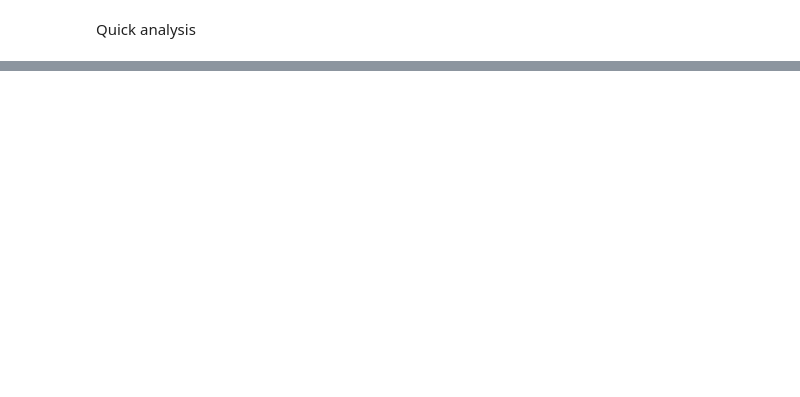
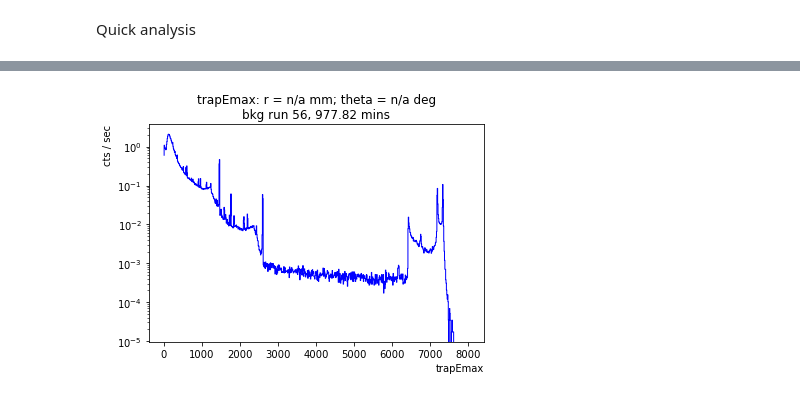
Before and after one commit to legend-exp/CAGE, a Jupyter notebook: processing/DCR_tests.ipynb, the cells around one changed output, grey strips where cells are left out. Cells and saved outputs as stored; diff of their text form; code cells hidden in the pictures; blank space fills up the shorter version.

```diff
--- a/processing/DCR_tests.ipynb
+++ b/processing/DCR_tests.ipynb
@@ -178,3 +188,26 @@ plt.show()
+# %%
+# Make calibrated energy spectrum
+elo, ehi, epb = 0, 8000, 10
+# elo, ehi, epb = 0, 3000, 10
+# elo, ehi, epb = 0, 6000, 10
+
+
+nbx = int((ehi-elo)/epb)
+
+energy_hist, bins = np.histogram(df_cut['trapEmax_cal'], bins=nbx,
+                range=[elo, ehi])
+energy_rt = np.divide(energy_hist, rt_min * 60)
+
+plt.semilogy(bins[1:], energy_rt, ds='steps', c='b', lw=1) #, label=f'{etype}'
+
+plt.xlabel(etype, ha='right', x=1)
+plt.ylabel('cts / sec', ha='right', y=1)
+# plt.legend()
+plt.title(f'{etype}: r = {radius} mm; theta = {angle_det} deg\n{runtype} run {run}, {rt_min:.2f} mins')
+plt.savefig(f'./plots/normScan/{runtype}_energy_run{run}.pdf', dpi=200)
+plt.show()
+# %% [output]
+[figure, added]
 # %%
 # Alpha A/E
 alo, ahi, apb = 0.0, 0.09, 0.0001
```
Also changed, not shown: parts of 20 cells of this notebook, 9 other files.
